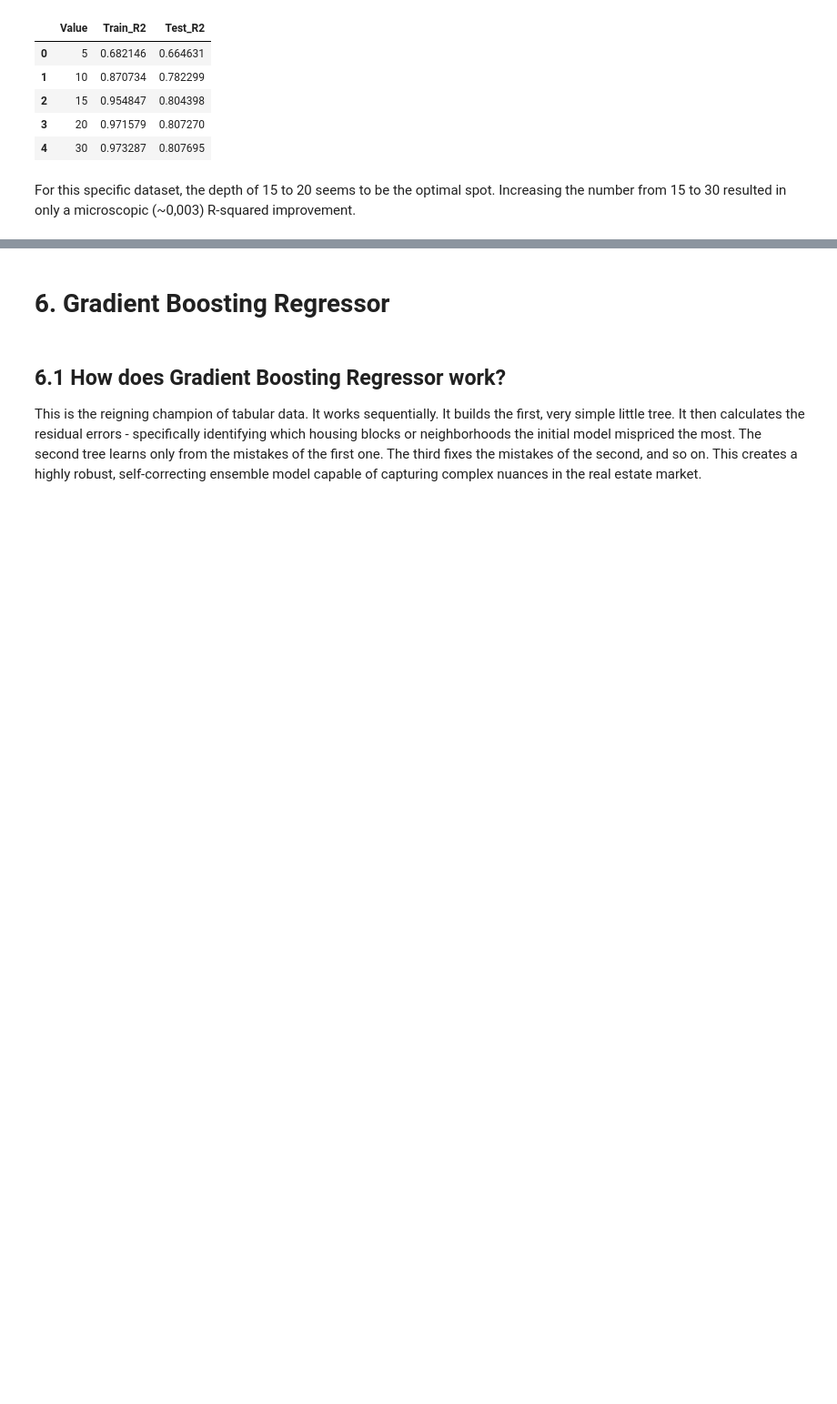
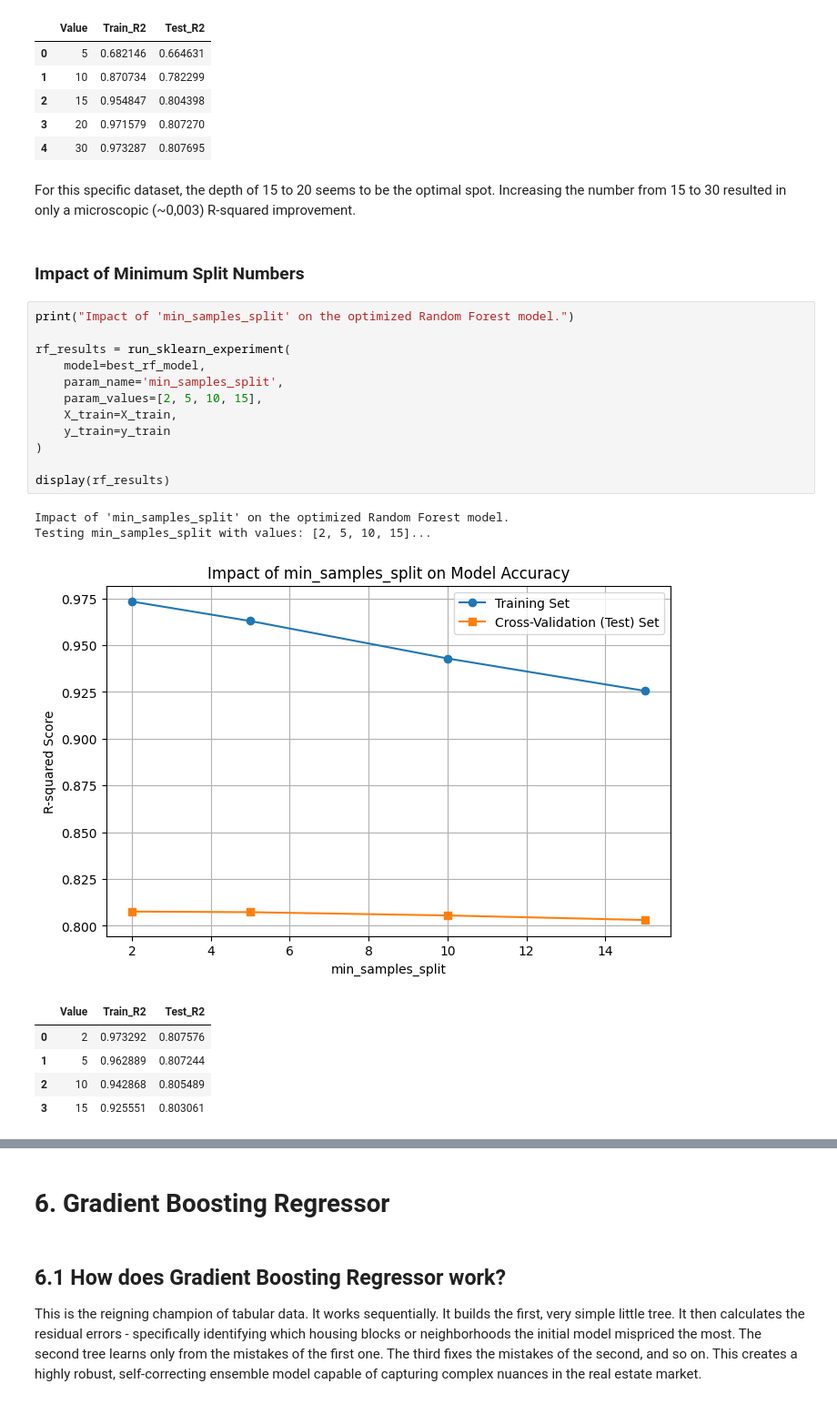
Before and after one commit to Projekty-IiE/NeuralEnjoyers, a Jupyter notebook: ML_Regression/ML_Regression.ipynb, the cells around one changed output, grey strips where cells are left out. Shown at 91% size. Drawn from its saved outputs; the diff is of its cells as text; blank space fills up the shorter version.

Commit message:
Research Impact of various Parameters.

```diff
--- a/ML_Regression/ML_Regression.ipynb
+++ b/ML_Regression/ML_Regression.ipynb
@@ -477,3 +479,26 @@ Testing max_depth with values: [5, 10, 15, 20, 30]...
 | 4 | 30 | 0.973287 | 0.807695 |
 # %% [markdown]
 For this specific dataset, the depth of 15 to 20 seems to be the optimal spot. Increasing the number from 15 to 30 resulted in only a microscopic (~0,003) R-squared improvement.
+# %% [markdown]
+### Impact of Minimum Split Numbers
+# %%
+print("Impact of 'min_samples_split' on the optimized Random Forest model.")
+
+rf_results = run_sklearn_experiment(
+    model=best_rf_model,
+    param_name='min_samples_split',
+    param_values=[2, 5, 10, 15],
+    X_train=X_train,
+    y_train=y_train
+)
+
+display(rf_results)
+# %% [output]
+Impact of 'min_samples_split' on the optimized Random Forest model.
+Testing min_samples_split with values: [2, 5, 10, 15]...
+[figure, added]
+|  | Value | Train_R2 | Test_R2 |
+| 0 | 2 | 0.973292 | 0.807576 |
+| 1 | 5 | 0.962889 | 0.807244 |
+| 2 | 10 | 0.942868 | 0.805489 |
+| 3 | 15 | 0.925551 | 0.803061 |
```
Also changed, not shown: parts of 4 cells of this notebook, 3 other files.
